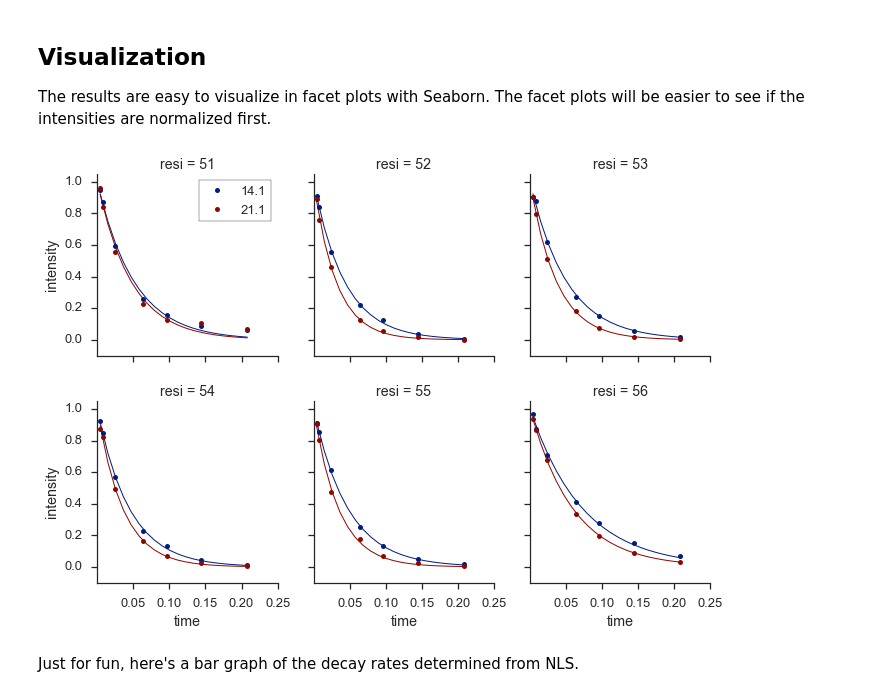
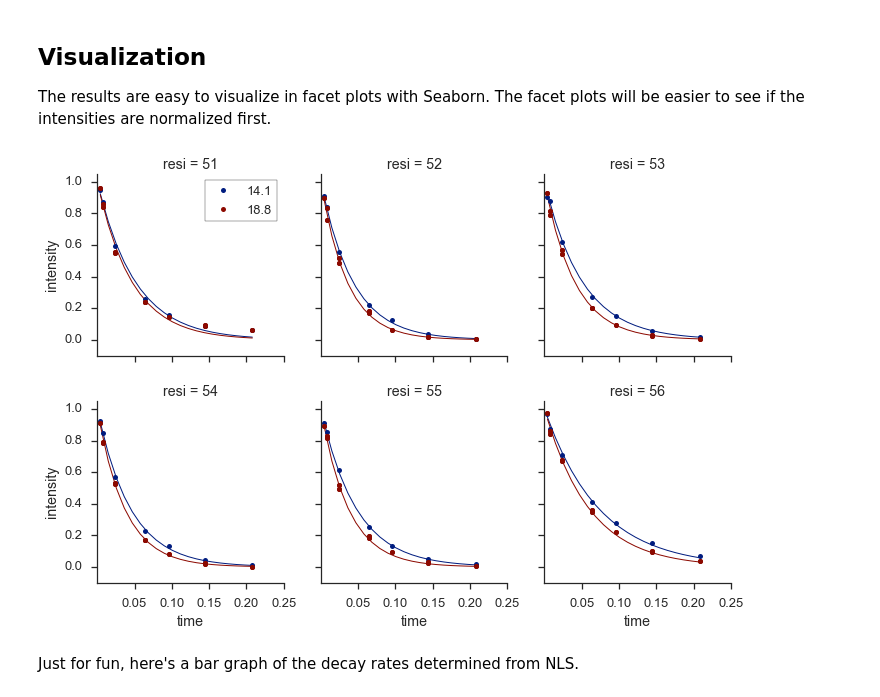
Before and after one commit to mlgill/pdLSR, a Jupyter notebook: pdLSR/demo/pdLSR_demo.ipynb, the cells around one changed output. Drawn from its saved outputs; the diff is of its cells as text; code cells hidden in the pictures.

Commit message:
Update input data

```diff
--- a/pdLSR/demo/pdLSR_demo.ipynb
+++ b/pdLSR/demo/pdLSR_demo.ipynb
@@ -58,8 +58,8 @@ This `pdLSR` demonstration utilizes nuclear magnetic resonance (NMR) data acquir
 
 There are 12 amino acids in the enclosed data set, so using amino acid residue (`resi`) and magnetic field (`field`) as the `groupby` columns results in 24 minimization operations.
 # %%
-data = pd.read_csv('GCN4_twofield.csv', sep='\t')
-! head GCN4_twofield.csv
+data = pd.read_csv('GCN4_twofield.tsv', sep='\t')
+! head GCN4_twofield.tsv
 # %% [output]
 resi    field   time    intensity
 51      14.1    0.004   1624.219428
@@ -243,31 +238,31 @@ fit_data.model['ycalc'] = fit_data.model.ycalc.div(fit_itensities)
 # %%
 plot_data = pd.concat([fit_data.data,
                        fit_data.model], axis=0).reset_index()
 
 colors = sns.color_palette()
 
-palette = {14.1:colors[0], 21.1:colors[2]}
+palette = {14.1:colors[0], 18.8:colors[2]}
 
 grid = sns.FacetGrid(plot_data, col='resi', hue='field', palette=palette,
                      col_wrap=3, size=2.0, aspect=0.75,
                      sharey=True, despine=True)
 
 
 grid.map(plt.plot, 'xcalc', 'ycalc', marker='', ls='-', lw=1.0)
 grid.map(plt.plot, 'time', 'intensity', marker='o', ms=5, ls='')
 
 grid.set(xticks=np.linspace(0.05, 0.25, 5),
          ylim=(-0.1, 1.05))
 
 ax = grid.axes[0]
 legend = ax.get_legend_handles_labels()
 ax.legend(legend[0][2:], legend[1][2:], loc=0, frameon=True)
 
 f = plt.gcf()
 f.set_size_inches(12,8)
 f.subplots_adjust(wspace=0.2, hspace=0.25)
 # %% [output]
-[figure, old version]
+[figure, new version]
 # %% [markdown]
 Just for fun, here's a bar graph of the decay rates determined from NLS.
 # %%
```
Also changed, not shown: parts of 9 cells of this notebook, 2 other files.
